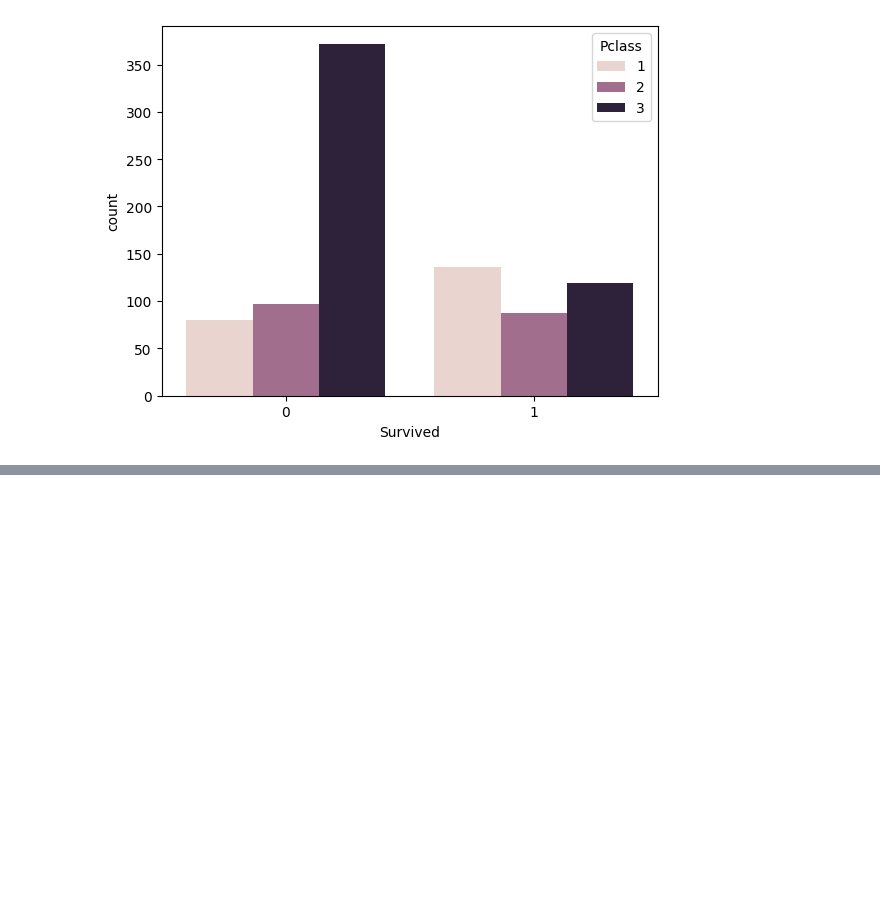
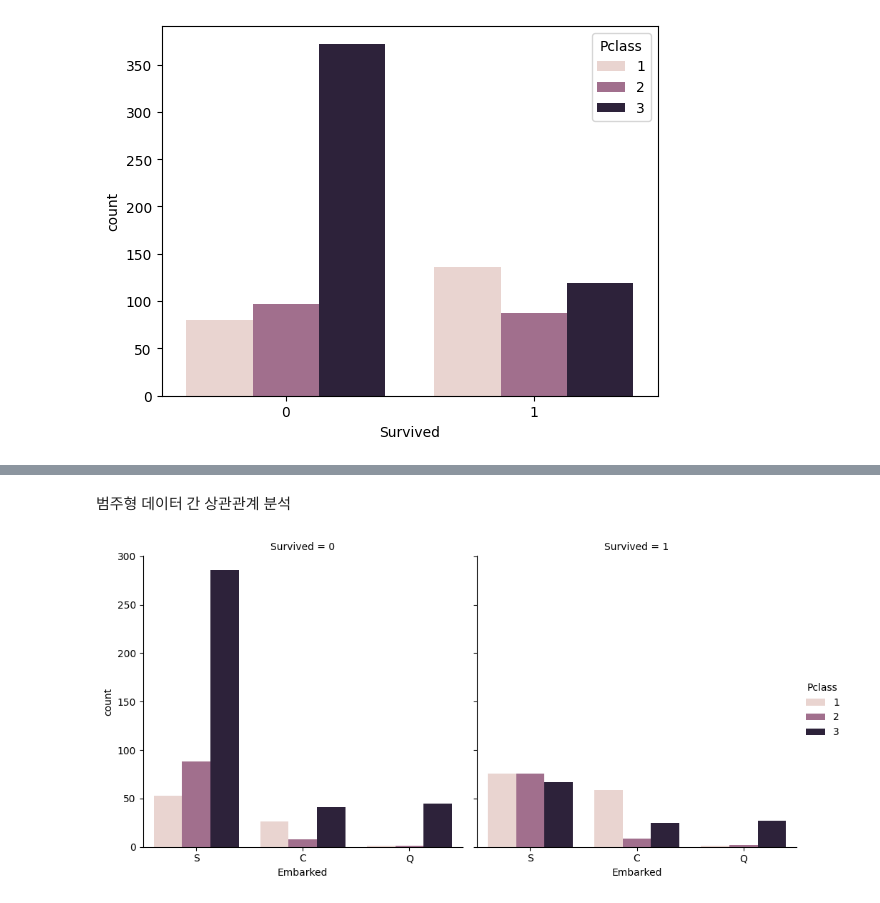
Before and after one commit to leekyuyoung20231211/python, a Jupyter notebook: 데이터전처리_실습.ipynb, the cells around one changed output, grey strips where cells are left out. Saved outputs shown, nothing was run; the diff lists cells and outputs as text; code cells hidden in the pictures; blank space fills up the shorter version.

```diff
--- a/데이터전처리_실습.ipynb
+++ b/데이터전처리_실습.ipynb
@@ -298,0 +311,7 @@ plt.show()
+# %% [markdown]
+범주형 데이터 간 상관관계 분석
+# %%
+sns.catplot(data=new_df, col="Survived",x='Embarked',kind='count',hue='Pclass')
+plt.show()
+# %% [output]
+[figure, added]
```
Also changed, not shown: parts of 50 cells of this notebook.
